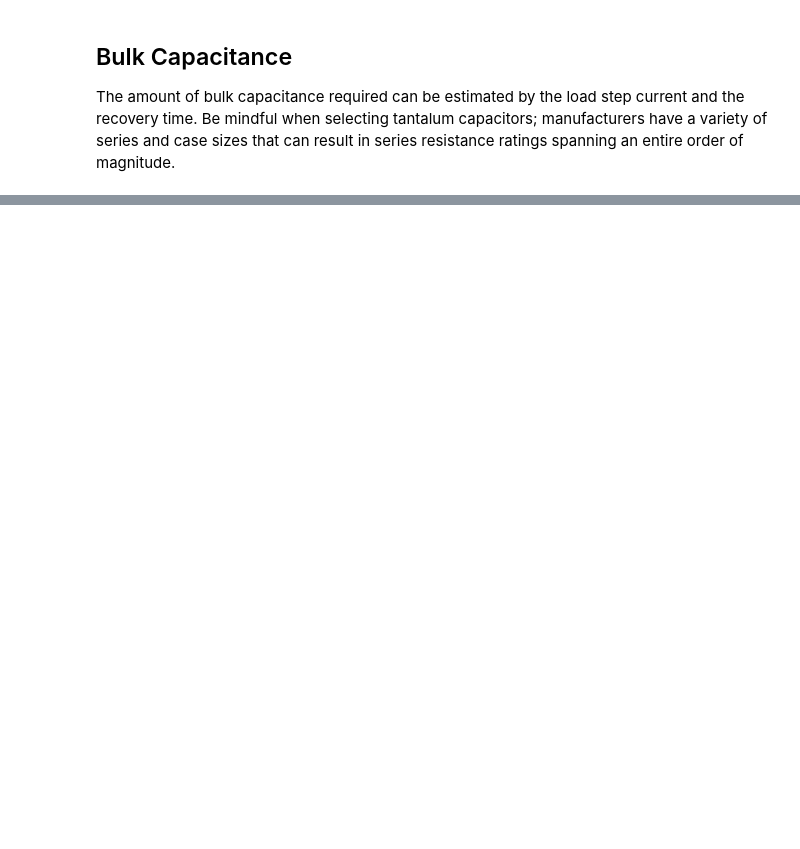
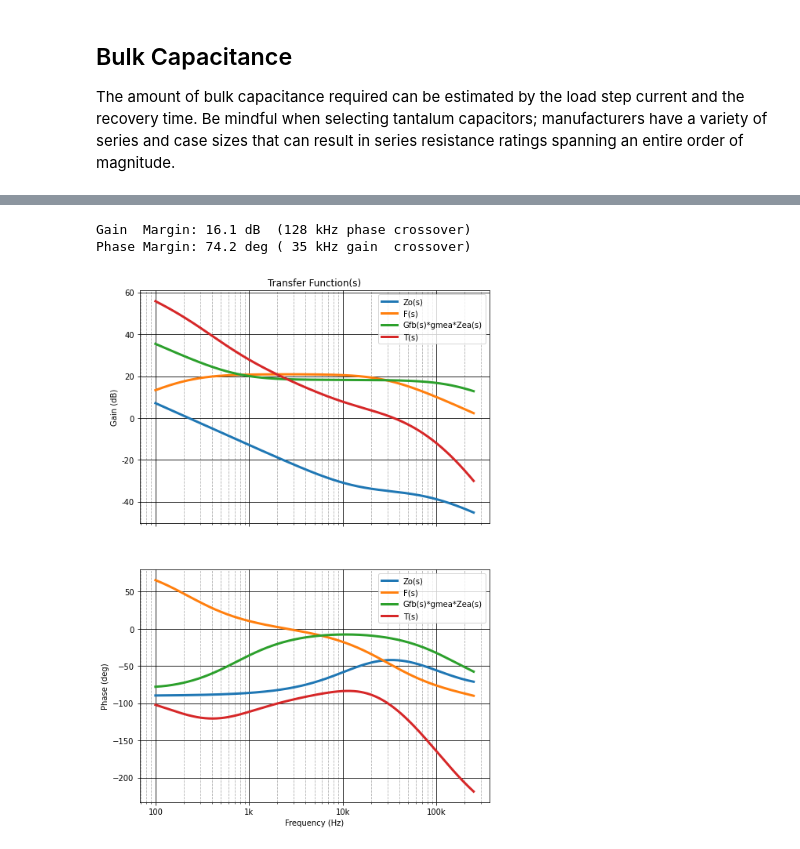
Before and after one commit to amosborne/buck-converter-stability, a Jupyter notebook: analysis.ipynb, the cells around one changed output, grey strips where cells are left out. Saved outputs shown, nothing was run; the diff lists cells and outputs as text; code cells hidden in the pictures; blank space fills up the shorter version.

```diff
--- a/analysis.ipynb
+++ b/analysis.ipynb
@@ -280,0 +185,3 @@ control.nichols_plot(loop, omega=freq)
+# %%
+# Combine the tantalum bulk capacitance with ceramic capacitance, Zo(s).
+Zo = parz(cap100u / 6, final_cercap)
@@ -281,3 +196,46 @@ control.nichols_plot(loop, omega=freq)
+# %%
+# Compute the control voltage to inductor current transfer function, F(s).
+fsw = 500e3
+Fs = F(Vg=24, Vo=5, Ri=0.089, L=5.6e-6, Ts=1 / fsw, Se=1.87 * fsw, Zo=Zo)
+# %%
+# Define the feedback and compensation networks, Gfb(s) and Zea(s).
+rtop, rbot = 43e3, 8.2e3
+ztop = parz(rtop, cap1u + 8.2e3)
+Gfb = rbot / (rbot + ztop)
+
+gmea = 150e-6
+rea = 100e3
+chf = 10e-12
+Zea = parz(rea + cap2n2, control.tf(1, [chf, 0]))
+# %%
+# Compute the loop gain, T(s), and its stabiilty margin.
+T = Fs * Zo * Gfb * gmea * Zea
+
+freq = np.logspace(np.log10(100), np.log10(fsw / 2), 1000)
+mag, phase, omega = control.freqresp(T, freq * math.tau)
+gm, pm, wpc, wgc = control.margin(mag, phase * 180 / np.pi, omega)
+gmformat = "Gain  Margin: {:0.1f} dB  ({:3.0f} kHz phase crossover)"
+pmformat = "Phase Margin: {:0.1f} deg ({:3.0f} kHz gain  crossover)"
+print(gmformat.format(control.mag2db(gm), wpc / math.tau / 1e3))
+print(pmformat.format(pm, wgc / math.tau / 1e3))
+# %% [output]
+Gain  Margin: 16.1 dB  (128 kHz phase crossover)
+Phase Margin: 74.2 deg ( 35 kHz gain  crossover)
+# %%
+plotTF(
+    tf=[Zo, Fs, Gfb * gmea * Zea, T],
+    label=[
+        "Zo(s)",
+        "F(s)",
+        "Gfb(s)*gmea*Zea(s)",
+        "T(s)",
+    ],
+    flims=(100, fsw / 2),
+    fticks=[1e2, 1e3, 1e4, 1e5],
+    flabels=["100", "1k", "10k", "100k"],
+)
+# %% [output]
+[figure, added]
 # %% [markdown]
 # Signal Injection Transformer
 
```
Also changed, not shown: parts of 17 cells of this notebook, 2 other files.
